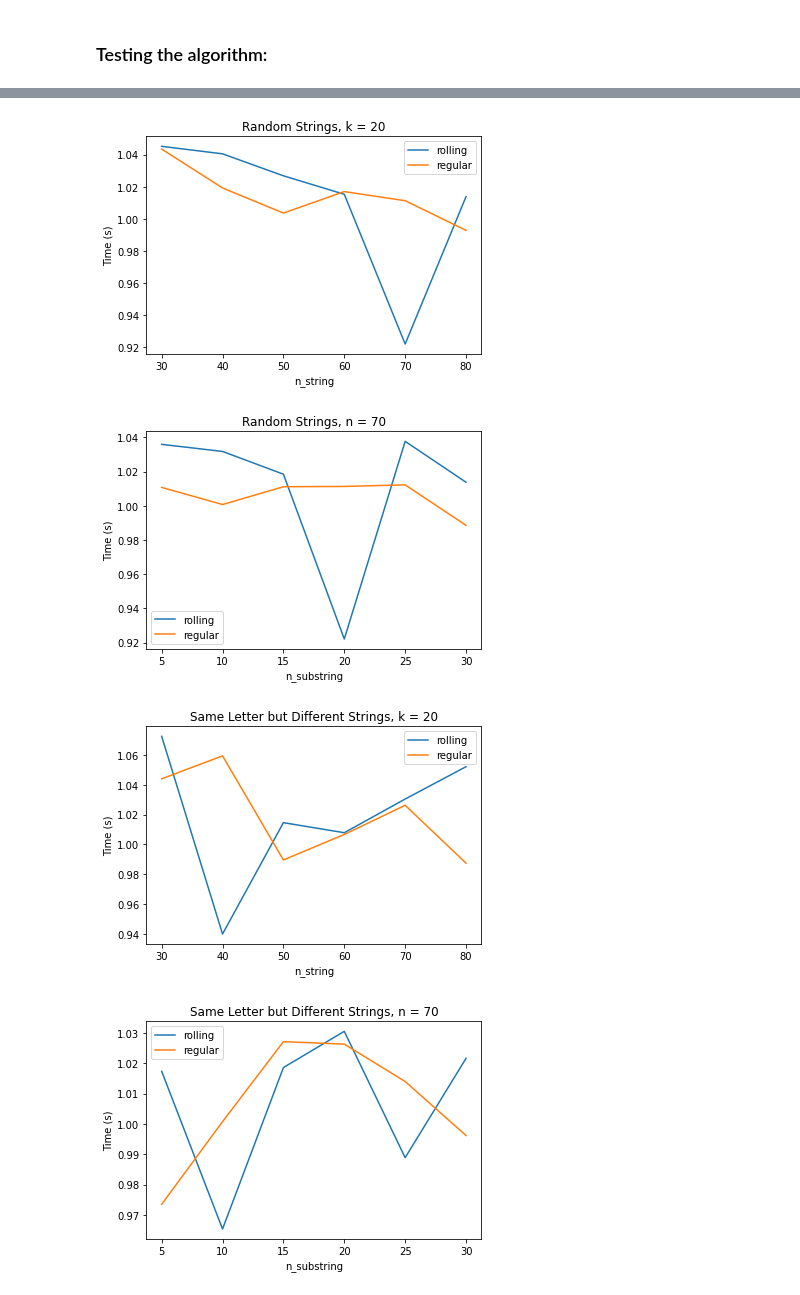
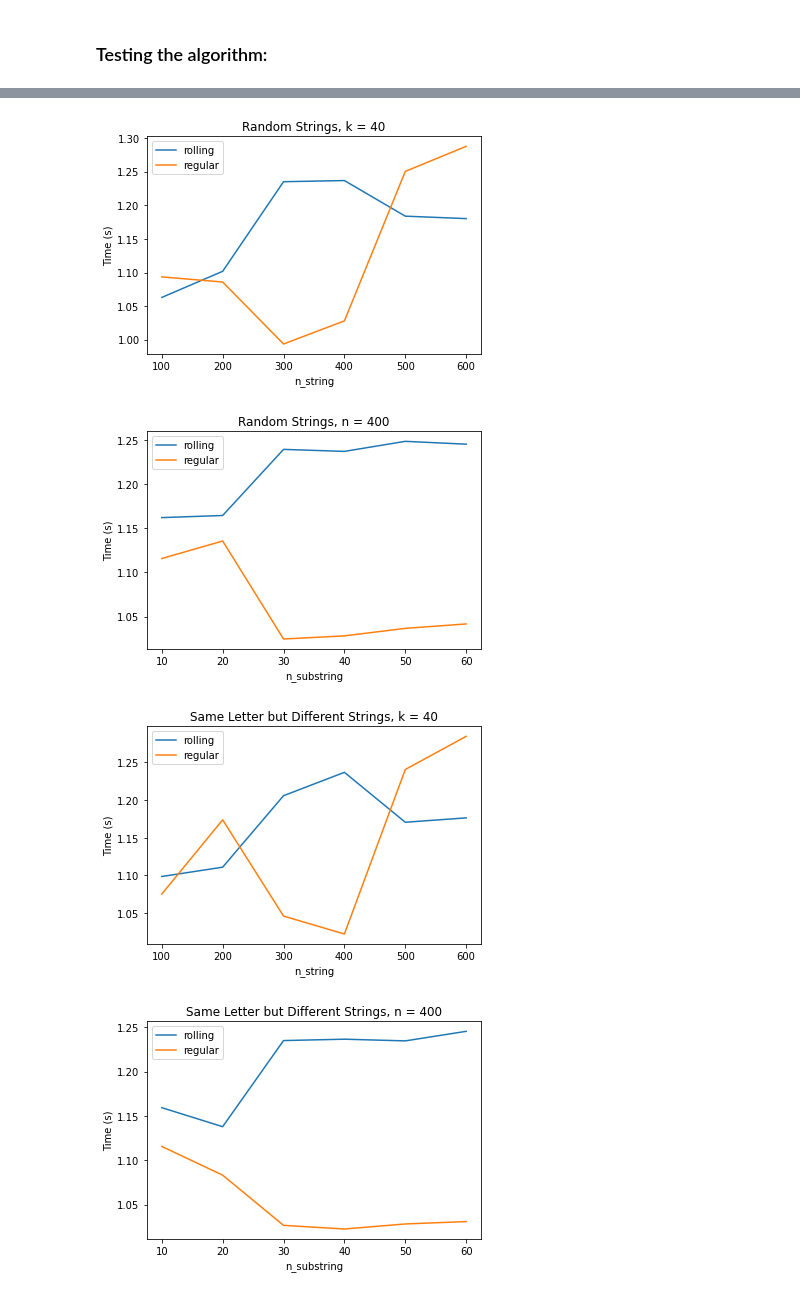
Before and after one commit to mahmud-nobe/CS110_Assignments, a Jupyter notebook: CS110_Final_Project.ipynb, the cells around one changed output, grey strips where cells are left out. Saved outputs shown, nothing was run; the diff lists cells and outputs as text; code cells hidden in the pictures.

```diff
--- a/CS110_Final_Project.ipynb
+++ b/CS110_Final_Project.ipynb
@@ -334,19 +336,21 @@ jrywsbzydsxbxykzvsnbhbuyeituytnpjlfcdbxectajusllgklslkjvarnboorivrurshfjawoapiuy
 # %%
 ## Self generating graphs for experimental complexity
 
+# to store the average time
 rolling = [[] for i in range(5)]
 regular = [[] for i in range(5)]
 
 
 
 iteration = 10
-n_list = np.array([30,40,50,60,70,80])
-k_list = np.array([5,10,15,20,25,30])
+n_list = np.array([100,200,300,400,500,600])
+k_list = np.array([10,20,30,40,50,60])
 
 for i in n_list:
 
     for k in k_list:
 
+        # to store the total time
         rolling_hash_time = [0 for i in range(5)]
         regular_hash_time = [0 for i in range(5)]
 
@@ -459,6 +481,6 @@ for i in n_list:
 # %%
-n_list = np.array([30,40,50,60,70,80])
-k_list = np.array([5,10,15,20,25,30])
+n_list = np.array([100,200,300,400,500,600])
+k_list = np.array([10,20,30,40,50,60])
 
 data = pd.DataFrame({'n_string':n_list.repeat(len(k_list)),
                      'n_substring': np.tile(k_list, len(n_list)),
@@ -515,52 +537,52 @@ plt.show()
 # Random Strings
 
 # same k, but different n
-sns.lineplot(x = 'n_string', y = 'rolling_hash_random', data = data[data['n_substring'] == 20],
-             label = 'rolling', palette = 'Greens')
-sns.lineplot(x = 'n_string', y = 'regular_hash_random', data = data[data['n_substring'] == 20],
+sns.lineplot(x = 'n_string', y = 'rolling_hash_random', data = data[data['n_substring'] == 40],
+             label = 'rolling')
+sns.lineplot(x = 'n_string', y = 'regular_hash_random', data = data[data['n_substring'] == 40],
              label = 'regular')
 
-plt.title('Random Strings, k = 20')
+plt.title('Random Strings, k = 40')
 plt.ylabel('Time (s)')
 plt.show()
 
 # same n, but different k
-sns.lineplot(x = 'n_substring', y = 'rolling_hash_random', data = data[data['n_string'] == 70],
-             label = 'rolling', palette = 'Greens')
-sns.lineplot(x = 'n_substring', y = 'regular_hash_random', data = data[data['n_string'] == 70],
+sns.lineplot(x = 'n_substring', y = 'rolling_hash_random', data = data[data['n_string'] == 400],
+             label = 'rolling')
+sns.lineplot(x = 'n_substring', y = 'regular_hash_random', data = data[data['n_string'] == 400],
              label = 'regular')
 
-plt.title('Random Strings, n = 70')
+plt.title('Random Strings, n = 400')
 plt.ylabel('Time (s)')
 plt.show()
 # %% [output]
-[figure, old version]
+[figure, new version]
-[figure, old version]
+[figure, new version]
 # %%
 # Same letter different Strings
 
 # same k, but different n
-sns.lineplot(x = 'n_string', y = 'rolling_hash_same_letter', data = data[data['n_substring'] == 20],
+sns.lineplot(x = 'n_string', y = 'rolling_hash_same_letter', data = data[data['n_substring'] == 40],
              label = 'rolling')
-sns.lineplot(x = 'n_string', y = 'regular_hash_same_letter', data = data[data['n_substring'] == 20],
+sns.lineplot(x = 'n_string', y = 'regular_hash_same_letter', data = data[data['n_substring'] == 40],
              label = 'regular')
 
-plt.title('Same Letter but Different Strings, k = 20')
+plt.title('Same Letter but Different Strings, k = 40')
 plt.ylabel('Time (s)')
 plt.show()
 
 # same n, but different k
-sns.lineplot(x = 'n_substring', y = 'rolling_hash_same_letter', data = data[data['n_string'] == 70],
+sns.lineplot(x = 'n_substring', y = 'rolling_hash_same_letter', data = data[data['n_string'] == 400],
              label = 'rolling')
-sns.lineplot(x = 'n_substring', y = 'regular_hash_same_letter', data = data[data['n_string'] == 70],
+sns.lineplot(x = 'n_substring', y = 'regular_hash_same_letter', data = data[data['n_string'] == 400],
              label = 'regular')
 
-plt.title('Same Letter but Different Strings, n = 70')
+plt.title('Same Letter but Different Strings, n = 400')
 plt.ylabel('Time (s)')
 plt.show()
 # %% [output]
-[figure, old version]
+[figure, new version]
-[figure, old version]
+[figure, new version]
 # %%
 # Random Letter but Same Strings
 
```
Also changed, not shown: parts of 11 cells of this notebook.
